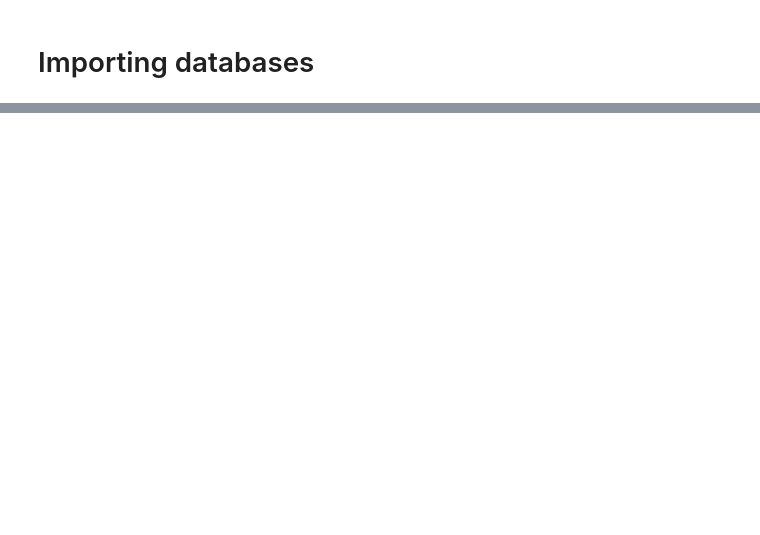
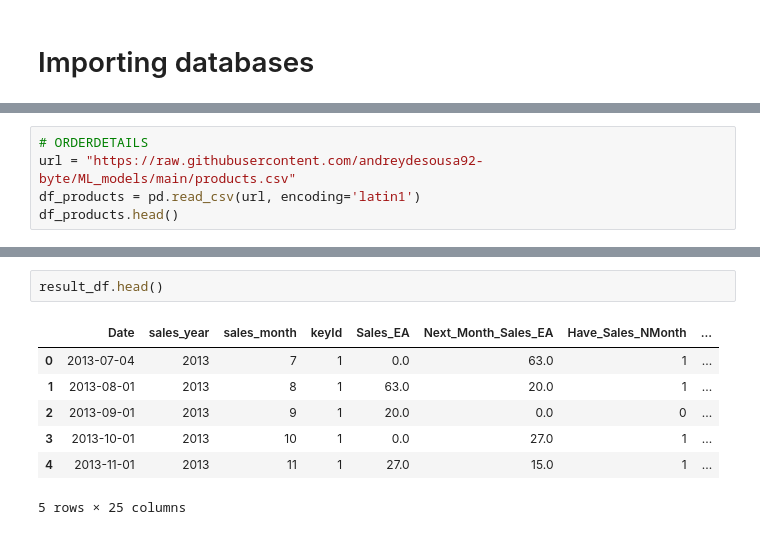
Before and after one commit to andreydesousa92-byte/ML_models, a Jupyter notebook: Intermitent_Sales_Classification.ipynb, the cells around one changed output, grey strips where cells are left out. Cells and saved outputs as stored; diff of their text form; blank space fills up the shorter version.

```diff
--- a/Intermitent_Sales_Classification.ipynb
+++ b/Intermitent_Sales_Classification.ipynb
@@ -21,0 +94,5 @@ df_sales.head()
+# %%
+# ORDERDETAILS
+url = "https://raw.githubusercontent.com/andreydesousa92-byte/ML_models/main/products.csv"
+df_products = pd.read_csv(url, encoding='latin1')
+df_products.head()
@@ -242,0 +308,10 @@ ORDER BY
+# %%
+result_df.head()
+# %% [output]
+|  | Date | sales_year | sales_month | keyId | Sales_EA | Next_Month_Sales_EA | Have_Sales_NMonth | ... |
+| 0 | 2013-07-04 | 2013 | 7 | 1 | 0.0 | 63.0 | 1 | ... |
+| 1 | 2013-08-01 | 2013 | 8 | 1 | 63.0 | 20.0 | 1 | ... |
+| 2 | 2013-09-01 | 2013 | 9 | 1 | 20.0 | 0.0 | 0 | ... |
+| 3 | 2013-10-01 | 2013 | 10 | 1 | 0.0 | 27.0 | 1 | ... |
+| 4 | 2013-11-01 | 2013 | 11 | 1 | 27.0 | 15.0 | 1 | ... |
+5 rows × 25 columns
```
Also changed, not shown: parts of 15 cells of this notebook.
